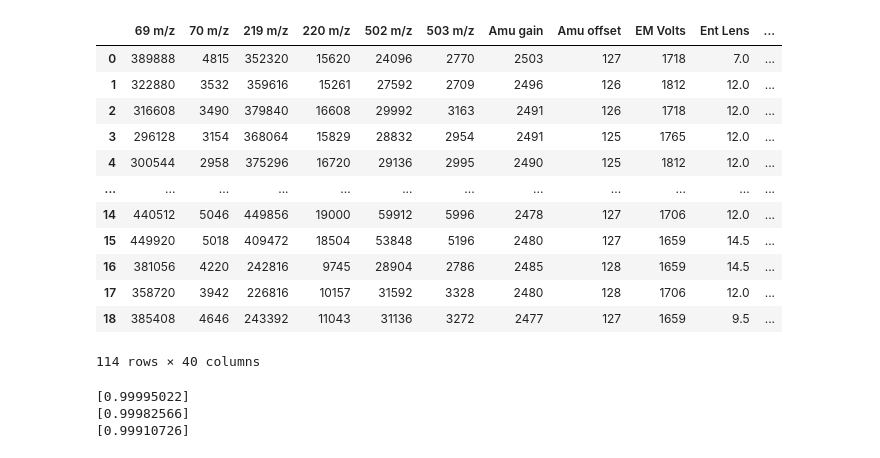
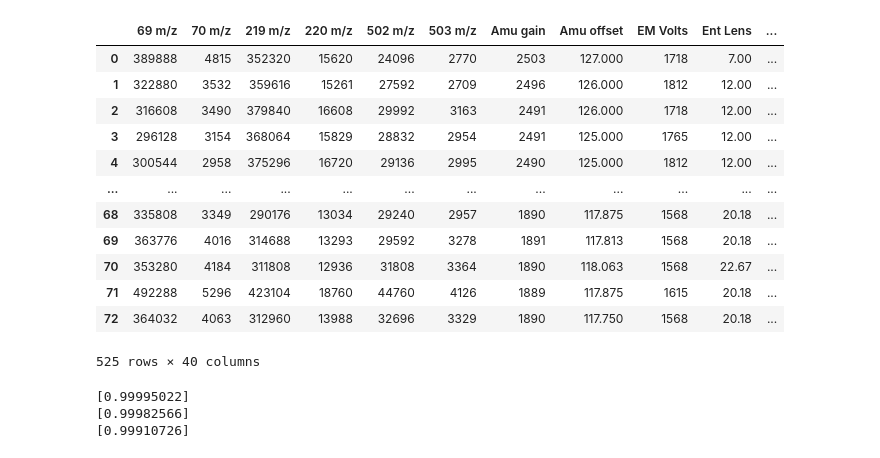
Before and after one commit to AchillesReaper/UTS-AI-Hackathon-2023, a Jupyter notebook: Copy_of_ml_template_testing_system_only_time_change_10.ipynb, the cells around one changed output. Cells and saved outputs as stored; diff of their text form; code cells hidden in the pictures.

```diff
--- a/Copy_of_ml_template_testing_system_only_time_change_10.ipynb
+++ b/Copy_of_ml_template_testing_system_only_time_change_10.ipynb
@@ -19,7 +19,8 @@ path = "Data/train"
 os.listdir(path)
 df1 = pd.DataFrame()
 for file in os.listdir(path):
-    if (file.endswith('.csv')) & (file.startswith('19')):
+
+    if (file.endswith('.csv')) :
         df = pd.read_csv(path + "/"+ file)
 
         df.drop(['Filament'], axis=1, inplace=True) # Drop Filament column
@@ -68,45 +69,45 @@ for file in os.listdir(path):
 
         pca = PCA(n_components=1)
         components = pca.fit_transform(df[['502 m/z', '503 m/z']])
         # print(pca.explained_variance_ratio_)
         df['PCA_Component 502 m/z'] = components
 
         # add columns for pct change
         def precent_change(col_name , periods):
             df[col_name + " pct change " + str(periods) + 'days'] = df[col_name].pct_change(periods=periods) * 100
             return df[col_name + " pct change " + str(periods) + 'days']
 
         for i in range (10):
             precent_change('EM Volts', i+1)
         for i in range (10):
             precent_change('502_to_69_ratio', i+1)
 
         df1 = pd.concat([df1,df])
 
 df1.fillna(0, inplace=True) # fill all NaN values with 0
 
 # # Perform one-hot encoding
 # one_hot_encoded = pd.get_dummies(df1['System'], prefix='System')
 # # Concatenate the one-hot encoded DataFrame with the original DataFrame
 # df1 = pd.concat([df1, one_hot_encoded], axis=1)
 #drop System column
 df1.drop(['System'], axis=1, inplace=True)
 df1.drop(['ID'], axis=1, inplace=True)
 df1
 # %% [output]
 |  | 69 m/z | 70 m/z | 219 m/z | 220 m/z | 502 m/z | 503 m/z | Amu gain | Amu offset | EM Volts | Ent Lens | ... |
-| 0 | 389888 | 4815 | 352320 | 15620 | 24096 | 2770 | 2503 | 127 | 1718 | 7.0 | ... |
-| 1 | 322880 | 3532 | 359616 | 15261 | 27592 | 2709 | 2496 | 126 | 1812 | 12.0 | ... |
-| 2 | 316608 | 3490 | 379840 | 16608 | 29992 | 3163 | 2491 | 126 | 1718 | 12.0 | ... |
-| 3 | 296128 | 3154 | 368064 | 15829 | 28832 | 2954 | 2491 | 125 | 1765 | 12.0 | ... |
-| 4 | 300544 | 2958 | 375296 | 16720 | 29136 | 2995 | 2490 | 125 | 1812 | 12.0 | ... |
+| 0 | 389888 | 4815 | 352320 | 15620 | 24096 | 2770 | 2503 | 127.000 | 1718 | 7.00 | ... |
+| 1 | 322880 | 3532 | 359616 | 15261 | 27592 | 2709 | 2496 | 126.000 | 1812 | 12.00 | ... |
+| 2 | 316608 | 3490 | 379840 | 16608 | 29992 | 3163 | 2491 | 126.000 | 1718 | 12.00 | ... |
+| 3 | 296128 | 3154 | 368064 | 15829 | 28832 | 2954 | 2491 | 125.000 | 1765 | 12.00 | ... |
+| 4 | 300544 | 2958 | 375296 | 16720 | 29136 | 2995 | 2490 | 125.000 | 1812 | 12.00 | ... |
 | ... | ... | ... | ... | ... | ... | ... | ... | ... | ... | ... | ... |
-| 14 | 440512 | 5046 | 449856 | 19000 | 59912 | 5996 | 2478 | 127 | 1706 | 12.0 | ... |
-| 15 | 449920 | 5018 | 409472 | 18504 | 53848 | 5196 | 2480 | 127 | 1659 | 14.5 | ... |
-| 16 | 381056 | 4220 | 242816 | 9745 | 28904 | 2786 | 2485 | 128 | 1659 | 14.5 | ... |
-| 17 | 358720 | 3942 | 226816 | 10157 | 31592 | 3328 | 2480 | 128 | 1706 | 12.0 | ... |
-| 18 | 385408 | 4646 | 243392 | 11043 | 31136 | 3272 | 2477 | 127 | 1659 | 9.5 | ... |
+| 68 | 335808 | 3349 | 290176 | 13034 | 29240 | 2957 | 1890 | 117.875 | 1568 | 20.18 | ... |
+| 69 | 363776 | 4016 | 314688 | 13293 | 29592 | 3278 | 1891 | 117.813 | 1568 | 20.18 | ... |
+| 70 | 353280 | 4184 | 311808 | 12936 | 31808 | 3364 | 1890 | 118.063 | 1568 | 22.67 | ... |
+| 71 | 492288 | 5296 | 423104 | 18760 | 44760 | 4126 | 1889 | 117.875 | 1615 | 20.18 | ... |
+| 72 | 364032 | 4063 | 312960 | 13988 | 32696 | 3329 | 1890 | 117.750 | 1568 | 20.18 | ... |
-114 rows × 40 columns
+525 rows × 40 columns
 # %%
 path = "Data/test"
 val = pd.DataFrame()
```
Also changed, not shown: parts of 5 cells of this notebook, 13 other files.
